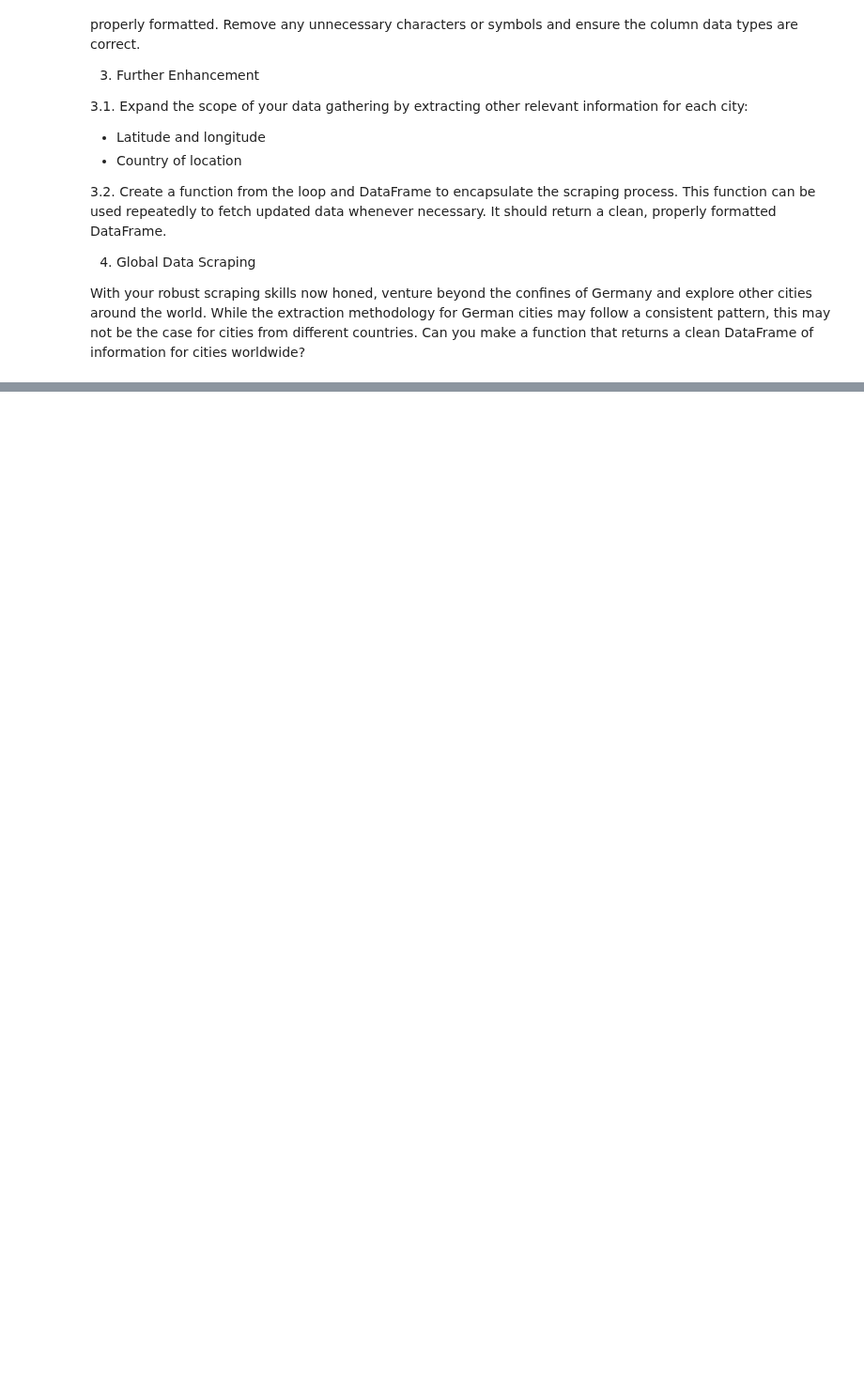
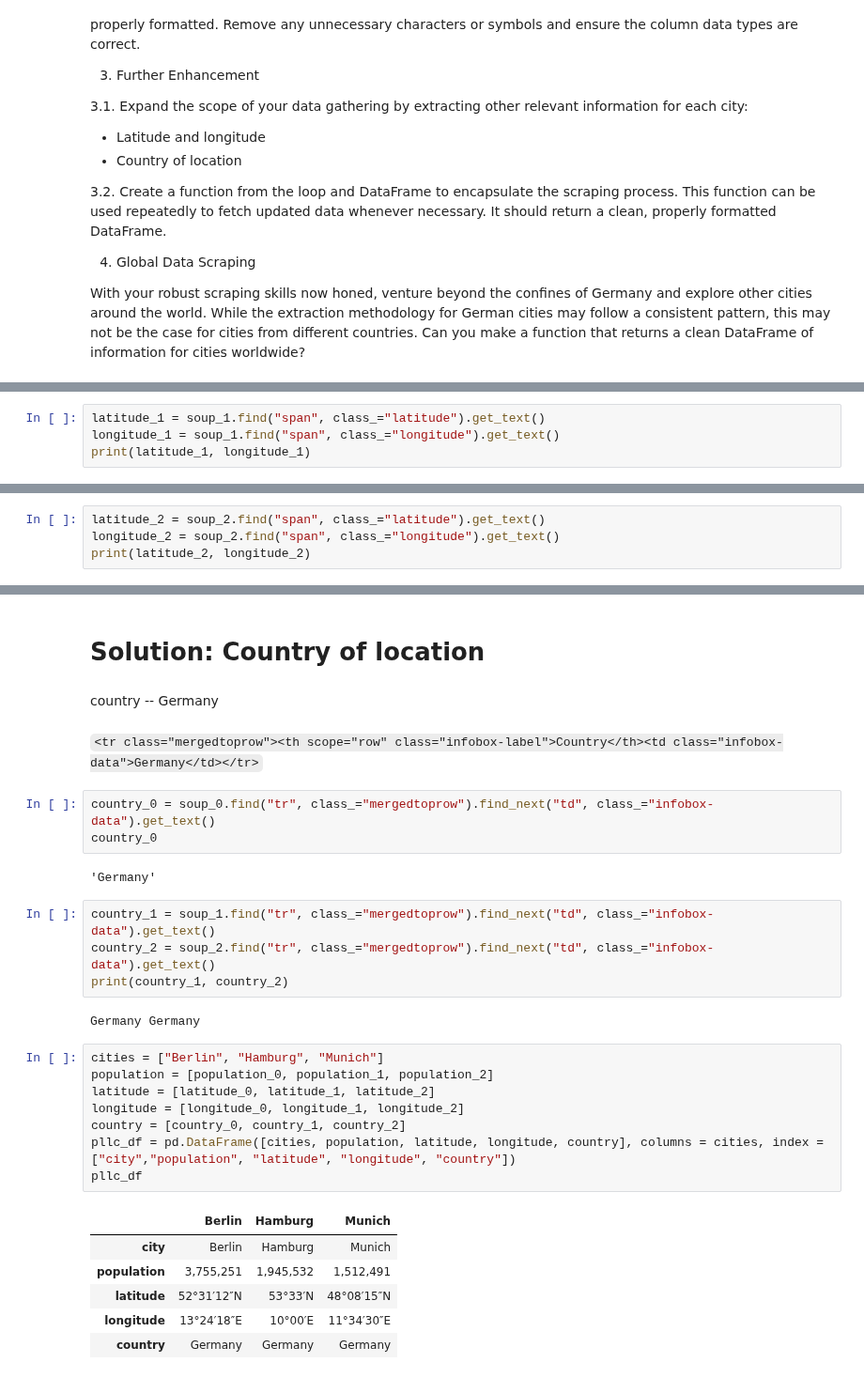
Before and after one commit to PhoenixCC0722/JoinTheGame_Magist, a Jupyter notebook: Chapter5_1_webScraping__structure.ipynb, the cells around one changed output, grey strips where cells are left out. Shown at 94% size. Drawn from its saved outputs; the diff is of its cells as text; blank space fills up the shorter version.

```diff
--- a/Chapter5_1_webScraping__structure.ipynb
+++ b/Chapter5_1_webScraping__structure.ipynb
@@ -535,0 +681,4 @@ Utilise your web scraping skills to gather information about three German cities
+# %%
+latitude_1 = soup_1.find("span", class_="latitude").get_text()
+longitude_1 = soup_1.find("span", class_="longitude").get_text()
+print(latitude_1, longitude_1)
@@ -535,0 +687,4 @@ Utilise your web scraping skills to gather information about three German cities
+# %%
+latitude_2 = soup_2.find("span", class_="latitude").get_text()
+longitude_2 = soup_2.find("span", class_="longitude").get_text()
+print(latitude_2, longitude_2)
@@ -535,0 +706,32 @@ Utilise your web scraping skills to gather information about three German cities
+# %% [markdown]
+# Solution: Country of location
+# %% [markdown]
+country -- Germany
+# %% [markdown]
+`<tr class="mergedtoprow"><th scope="row" class="infobox-label">Country</th><td class="infobox-data">Germany</td></tr>`
+# %%
+country_0 = soup_0.find("tr", class_="mergedtoprow").find_next("td", class_="infobox-data").get_text()
+country_0
+# %% [output]
+'Germany'
+# %%
+country_1 = soup_1.find("tr", class_="mergedtoprow").find_next("td", class_="infobox-data").get_text()
+country_2 = soup_2.find("tr", class_="mergedtoprow").find_next("td", class_="infobox-data").get_text()
+print(country_1, country_2)
+# %% [output]
+Germany Germany
+# %%
+cities = ["Berlin", "Hamburg", "Munich"]
+population = [population_0, population_1, population_2]
+latitude = [latitude_0, latitude_1, latitude_2]
+longitude = [longitude_0, longitude_1, longitude_2]
+country = [country_0, country_1, country_2]
+pllc_df = pd.DataFrame([cities, population, latitude, longitude, country], columns = cities, index = ["city","population", "latitude", "longitude", "country"])
+pllc_df
+# %% [output]
+|  | Berlin | Hamburg | Munich |
+| city | Berlin | Hamburg | Munich |
+| population | 3,755,251 | 1,945,532 | 1,512,491 |
+| latitude | 52°31′12″N | 53°33′N | 48°08′15″N |
+| longitude | 13°24′18″E | 10°00′E | 11°34′30″E |
+| country | Germany | Germany | Germany |
```
Also changed, not shown: parts of 34 cells of this notebook.
